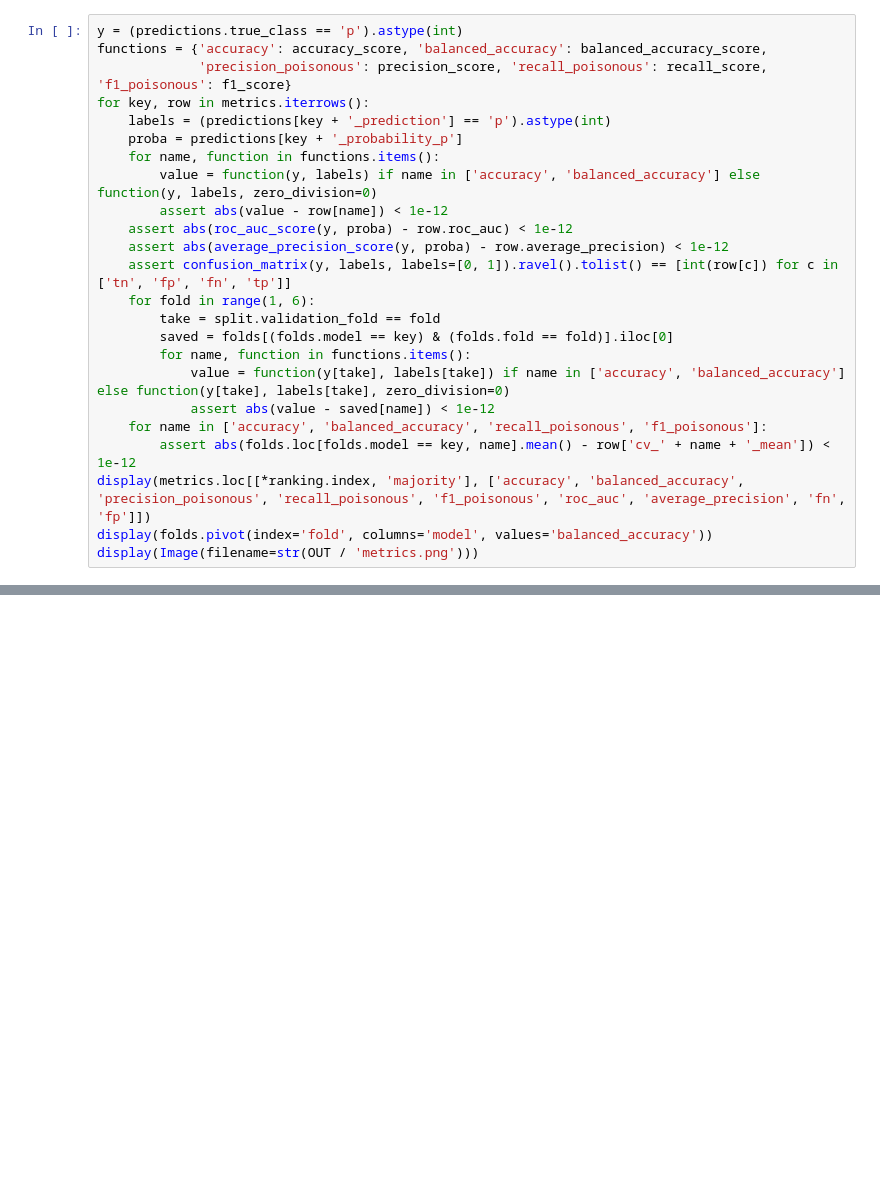
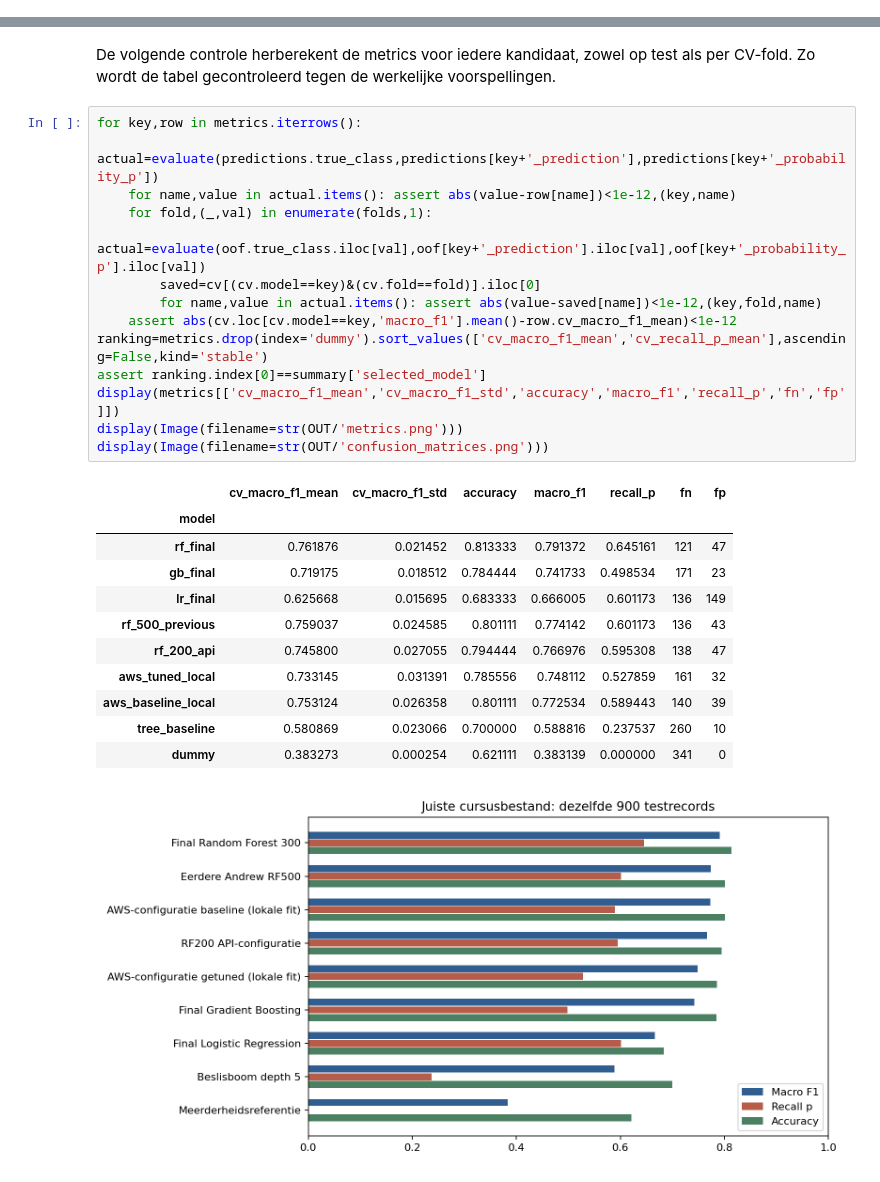
Before and after one commit to JorreVanDyck10/DeepLearningTeam10, a Jupyter notebook: secondary_mushroom/09_compare_models.ipynb, the cells around one changed output, grey strips where cells are left out. Drawn from its saved outputs; the diff is of its cells as text; blank space fills up the shorter version.

```diff
--- a/secondary_mushroom/09_compare_models.ipynb
+++ b/secondary_mushroom/09_compare_models.ipynb
@@ -301,24 +302,0 @@ Zie [generalization_audit.json](comparison_team/generalization_audit.json) en
-# %%
-y = (predictions.true_class == 'p').astype(int)
-functions = {'accuracy': accuracy_score, 'balanced_accuracy': balanced_accuracy_score,
-             'precision_poisonous': precision_score, 'recall_poisonous': recall_score, 'f1_poisonous': f1_score}
-for key, row in metrics.iterrows():
-    labels = (predictions[key + '_prediction'] == 'p').astype(int)
-    proba = predictions[key + '_probability_p']
-    for name, function in functions.items():
-        value = function(y, labels) if name in ['accuracy', 'balanced_accuracy'] else function(y, labels, zero_division=0)
-        assert abs(value - row[name]) < 1e-12
-    assert abs(roc_auc_score(y, proba) - row.roc_auc) < 1e-12
-    assert abs(average_precision_score(y, proba) - row.average_precision) < 1e-12
-    assert confusion_matrix(y, labels, labels=[0, 1]).ravel().tolist() == [int(row[c]) for c in ['tn', 'fp', 'fn', 'tp']]
-    for fold in range(1, 6):
-        take = split.validation_fold == fold
-        saved = folds[(folds.model == key) & (folds.fold == fold)].iloc[0]
-        for name, function in functions.items():
-            value = function(y[take], labels[take]) if name in ['accuracy', 'balanced_accuracy'] else function(y[take], labels[take], zero_division=0)
-            assert abs(value - saved[name]) < 1e-12
-    for name in ['accuracy', 'balanced_accuracy', 'recall_poisonous', 'f1_poisonous']:
-        assert abs(folds.loc[folds.model == key, name].mean() - row['cv_' + name + '_mean']) < 1e-12
-display(metrics.loc[[*ranking.index, 'majority'], ['accuracy', 'balanced_accuracy', 'precision_poisonous', 'recall_poisonous', 'f1_poisonous', 'roc_auc', 'average_precision', 'fn', 'fp']])
-display(folds.pivot(index='fold', columns='model', values='balanced_accuracy'))
-display(Image(filename=str(OUT / 'metrics.png')))
@@ -592,0 +303,30 @@ Bewaar deze bestanden en gebruik dezelfde dependencies bij reproductie.
+# %% [markdown]
+De volgende controle herberekent de metrics voor iedere kandidaat, zowel op test
+als per CV-fold. Zo wordt de tabel gecontroleerd tegen de werkelijke voorspellingen.
+# %%
+for key,row in metrics.iterrows():
+    actual=evaluate(predictions.true_class,predictions[key+'_prediction'],predictions[key+'_probability_p'])
+    for name,value in actual.items(): assert abs(value-row[name])<1e-12,(key,name)
+    for fold,(_,val) in enumerate(folds,1):
+        actual=evaluate(oof.true_class.iloc[val],oof[key+'_prediction'].iloc[val],oof[key+'_probability_p'].iloc[val])
+        saved=cv[(cv.model==key)&(cv.fold==fold)].iloc[0]
+        for name,value in actual.items(): assert abs(value-saved[name])<1e-12,(key,fold,name)
+    assert abs(cv.loc[cv.model==key,'macro_f1'].mean()-row.cv_macro_f1_mean)<1e-12
+ranking=metrics.drop(index='dummy').sort_values(['cv_macro_f1_mean','cv_recall_p_mean'],ascending=False,kind='stable')
+assert ranking.index[0]==summary['selected_model']
+display(metrics[['cv_macro_f1_mean','cv_macro_f1_std','accuracy','macro_f1','recall_p','fn','fp']])
+display(Image(filename=str(OUT/'metrics.png')))
+display(Image(filename=str(OUT/'confusion_matrices.png')))
+# %% [output]
+|  | cv_macro_f1_mean | cv_macro_f1_std | accuracy | macro_f1 | recall_p | fn | fp |
+| model |  |  |  |  |  |  |  |
+| rf_final | 0.761876 | 0.021452 | 0.813333 | 0.791372 | 0.645161 | 121 | 47 |
+| gb_final | 0.719175 | 0.018512 | 0.784444 | 0.741733 | 0.498534 | 171 | 23 |
+| lr_final | 0.625668 | 0.015695 | 0.683333 | 0.666005 | 0.601173 | 136 | 149 |
+| rf_500_previous | 0.759037 | 0.024585 | 0.801111 | 0.774142 | 0.601173 | 136 | 43 |
+| rf_200_api | 0.745800 | 0.027055 | 0.794444 | 0.766976 | 0.595308 | 138 | 47 |
+| aws_tuned_local | 0.733145 | 0.031391 | 0.785556 | 0.748112 | 0.527859 | 161 | 32 |
+| aws_baseline_local | 0.753124 | 0.026358 | 0.801111 | 0.772534 | 0.589443 | 140 | 39 |
+| tree_baseline | 0.580869 | 0.023066 | 0.700000 | 0.588816 | 0.237537 | 260 | 10 |
+| dummy | 0.383273 | 0.000254 | 0.621111 | 0.383139 | 0.000000 | 341 | 0 |
+[figure, added]
```
Also changed, not shown: parts of 25 cells of this notebook, 41 other files.
